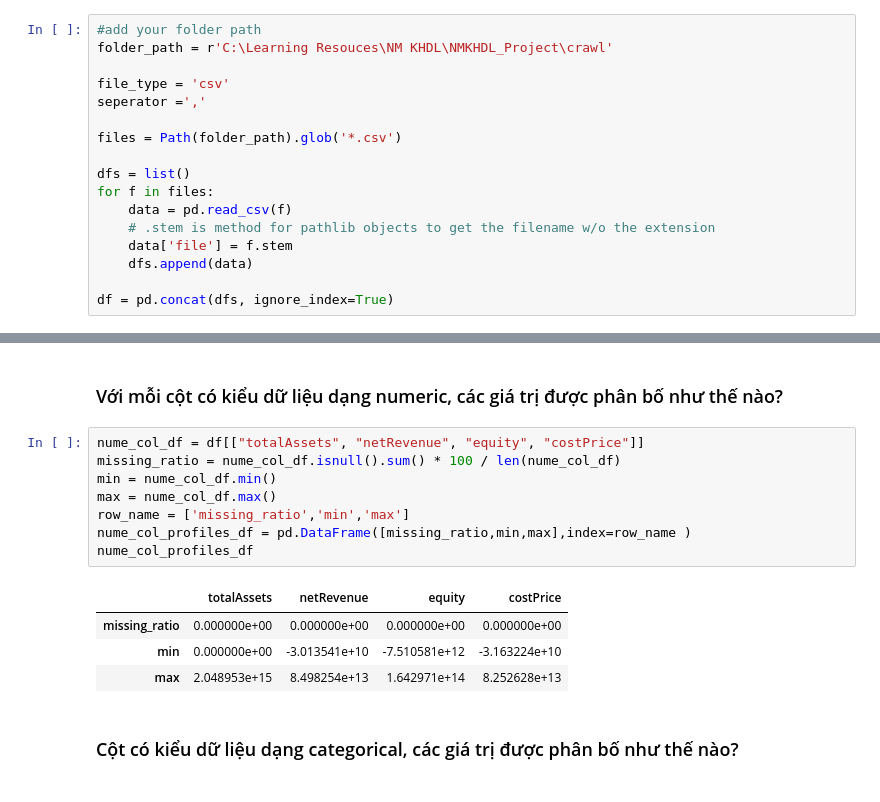
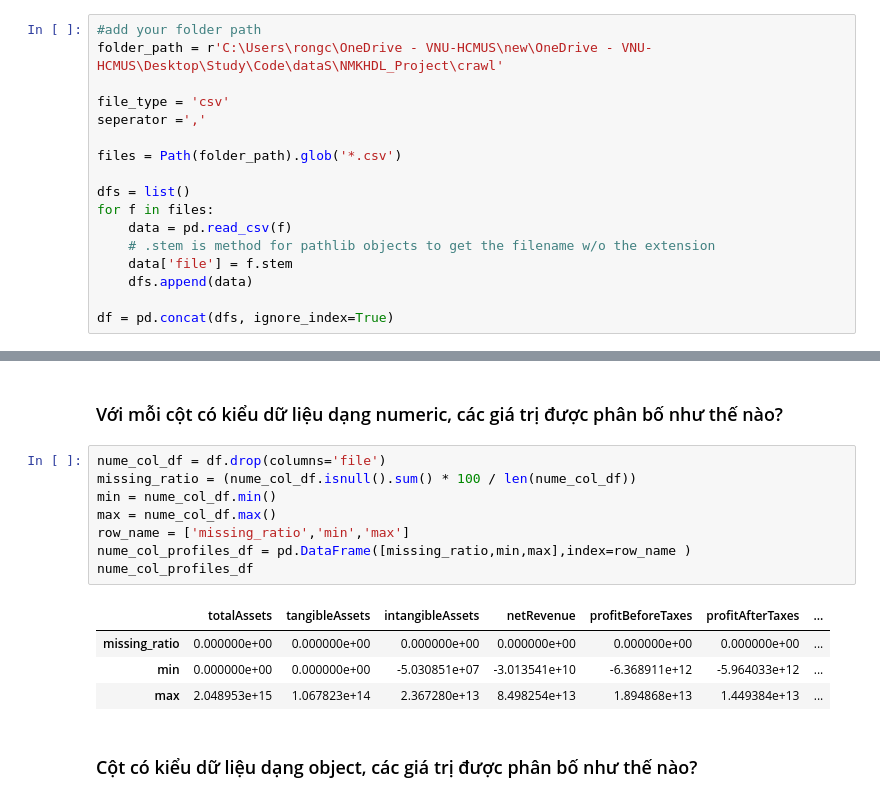
Before and after one commit to minhtringuyennn/NMKHDL_Project, a Jupyter notebook: crawl/crawl_data.ipynb, the cells around one changed output, grey strips where cells are left out. Drawn from its saved outputs; the diff is of its cells as text.

```diff
--- a/crawl/crawl_data.ipynb
+++ b/crawl/crawl_data.ipynb
@@ -232,7 +232,7 @@ from pathlib import Path
 import pandas as pd
 # %%
 #add your folder path
-folder_path = r'C:\Learning Resouces\NM KHDL\NMKHDL_Project\crawl'
+folder_path = r'C:\Users\rongc\OneDrive - VNU-HCMUS\new\OneDrive - VNU-HCMUS\Desktop\Study\Code\dataS\NMKHDL_Project\crawl'
 
 file_type = 'csv'
 seperator =','
@@ -334,18 +337,18 @@ dtype: object
 # %% [markdown]
 ### Với mỗi cột có kiểu dữ liệu dạng numeric, các giá trị được phân bố như thế nào?
 # %%
-nume_col_df = df[["totalAssets", "netRevenue", "equity", "costPrice"]]
-missing_ratio = nume_col_df.isnull().sum() * 100 / len(nume_col_df)
+nume_col_df = df.drop(columns='file')
+missing_ratio = (nume_col_df.isnull().sum() * 100 / len(nume_col_df))
 min = nume_col_df.min()
 max = nume_col_df.max()
 row_name = ['missing_ratio','min','max']
 nume_col_profiles_df = pd.DataFrame([missing_ratio,min,max],index=row_name )
 nume_col_profiles_df
 # %% [output]
-|  | totalAssets | netRevenue | equity | costPrice |
-| missing_ratio | 0.000000e+00 | 0.000000e+00 | 0.000000e+00 | 0.000000e+00 |
-| min | 0.000000e+00 | -3.013541e+10 | -7.510581e+12 | -3.163224e+10 |
-| max | 2.048953e+15 | 8.498254e+13 | 1.642971e+14 | 8.252628e+13 |
+|  | totalAssets | tangibleAssets | intangibleAssets | netRevenue | profitBeforeTaxes | profitAfterTaxes | ... |
+| missing_ratio | 0.000000e+00 | 0.000000e+00 | 0.000000e+00 | 0.000000e+00 | 0.000000e+00 | 0.000000e+00 | ... |
+| min | 0.000000e+00 | 0.000000e+00 | -5.030851e+07 | -3.013541e+10 | -6.368911e+12 | -5.964033e+12 | ... |
+| max | 2.048953e+15 | 1.067823e+14 | 2.367280e+13 | 8.498254e+13 | 1.894868e+13 | 1.449384e+13 | ... |
 # %% [markdown]
-### Cột có kiểu dữ liệu dạng categorical, các giá trị được phân bố như thế nào?
+### Cột có kiểu dữ liệu dạng object, các giá trị được phân bố như thế nào?
 # %%
```
Also changed, not shown: parts of 4 cells of this notebook.
